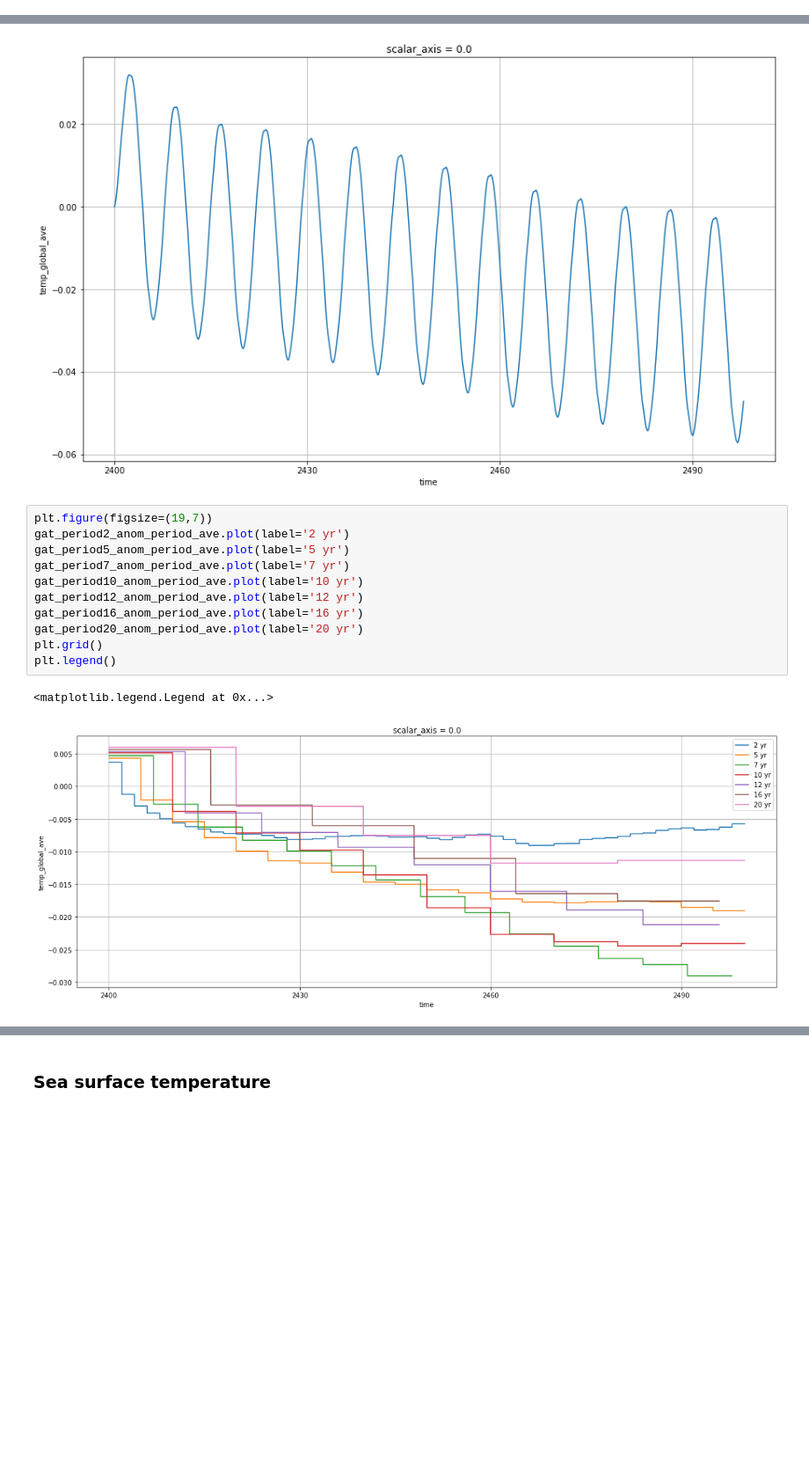
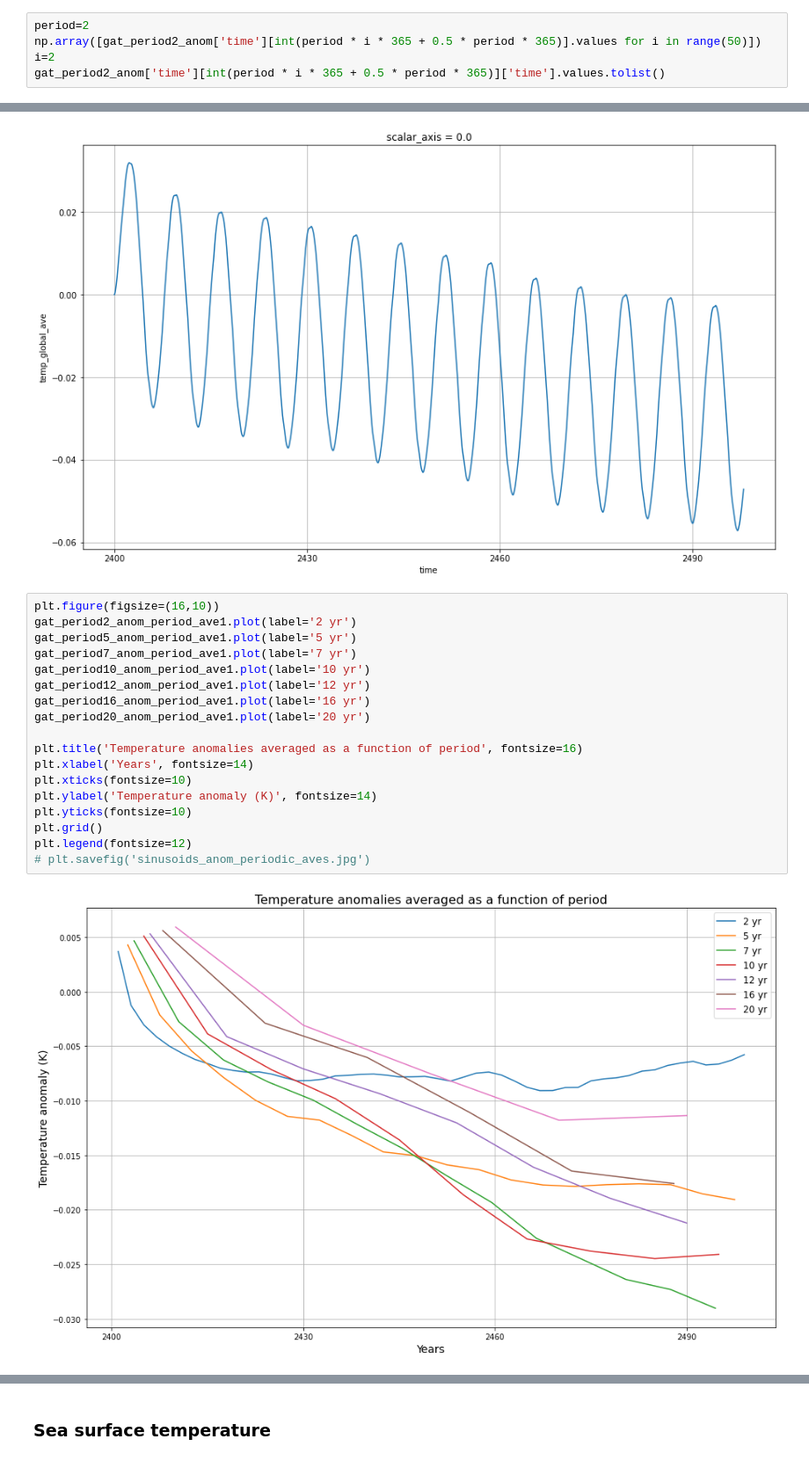
Before and after one commit to mpudig/HonoursThesis, a Jupyter notebook: ocean_heat_sinusoidal.ipynb, the cells around one changed output, grey strips where cells are left out. Shown at 88% size. Saved outputs shown, nothing was run; the diff lists cells and outputs as text; blank space fills up the shorter version.

```diff
--- a/ocean_heat_sinusoidal.ipynb
+++ b/ocean_heat_sinusoidal.ipynb
@@ -296,2 +270,7 @@ plt.grid()
 # %% [markdown]
 ### Examining the nonlinearity in frequency
+# %%
+period=2
+np.array([gat_period2_anom['time'][int(period * i * 365 + 0.5 * period * 365)].values for i in range(50)])
+i=2
+gat_period2_anom['time'][int(period * i * 365 + 0.5 * period * 365)]['time'].values.tolist()
@@ -321,16 +304,22 @@ plt.grid()
 # %% [output]
 [figure]
 # %%
-plt.figure(figsize=(19,7))
-gat_period2_anom_period_ave.plot(label='2 yr')
-gat_period5_anom_period_ave.plot(label='5 yr')
-gat_period7_anom_period_ave.plot(label='7 yr')
-gat_period10_anom_period_ave.plot(label='10 yr')
-gat_period12_anom_period_ave.plot(label='12 yr')
-gat_period16_anom_period_ave.plot(label='16 yr')
-gat_period20_anom_period_ave.plot(label='20 yr')
+plt.figure(figsize=(16,10))
+gat_period2_anom_period_ave1.plot(label='2 yr')
+gat_period5_anom_period_ave1.plot(label='5 yr')
+gat_period7_anom_period_ave1.plot(label='7 yr')
+gat_period10_anom_period_ave1.plot(label='10 yr')
+gat_period12_anom_period_ave1.plot(label='12 yr')
+gat_period16_anom_period_ave1.plot(label='16 yr')
+gat_period20_anom_period_ave1.plot(label='20 yr')
+
+plt.title('Temperature anomalies averaged as a function of period', fontsize=16)
+plt.xlabel('Years', fontsize=14)
+plt.xticks(fontsize=10)
+plt.ylabel('Temperature anomaly (K)', fontsize=14)
+plt.yticks(fontsize=10)
 plt.grid()
-plt.legend()
+plt.legend(fontsize=12)
+# plt.savefig('sinusoids_anom_periodic_aves.jpg')
 # %% [output]
-<matplotlib.legend.Legend at 0x...>
-[figure, old version]
+[figure, new version]
```
Also changed, not shown: parts of 10 cells of this notebook, 31 other files.
